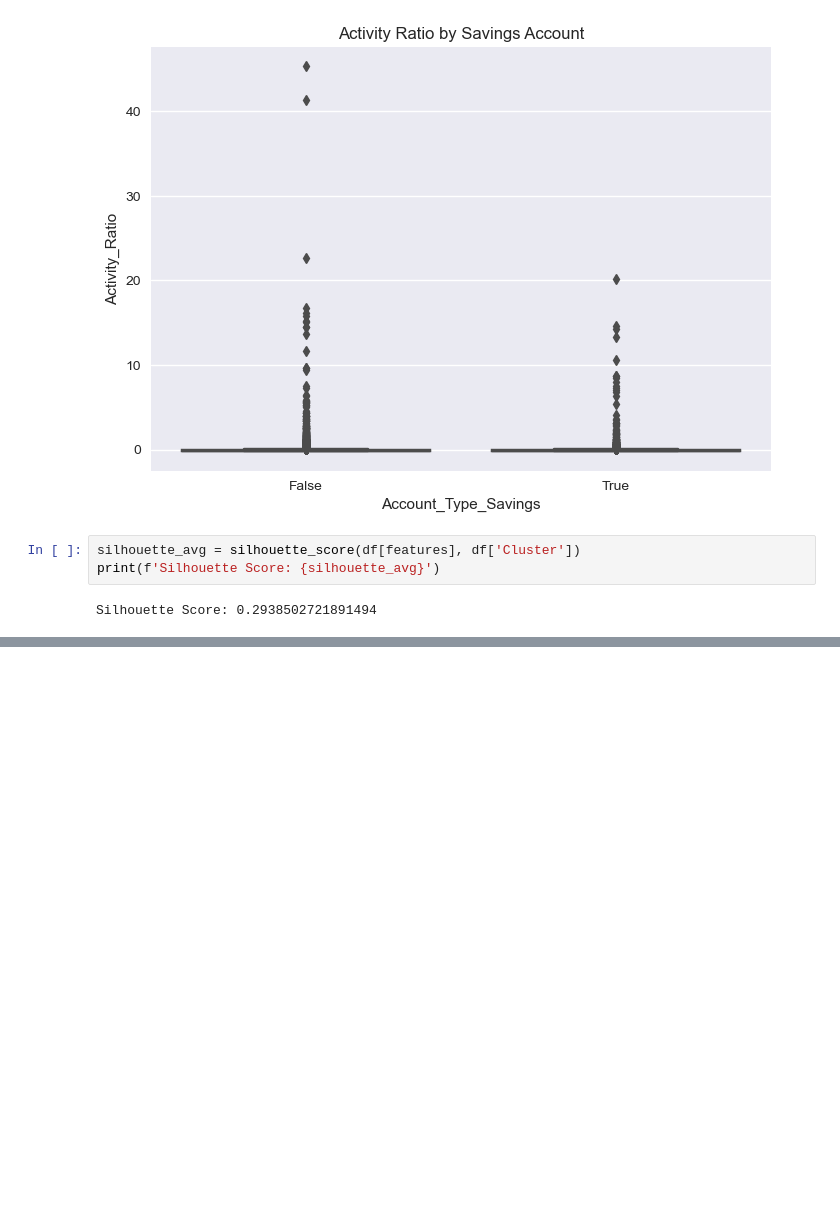
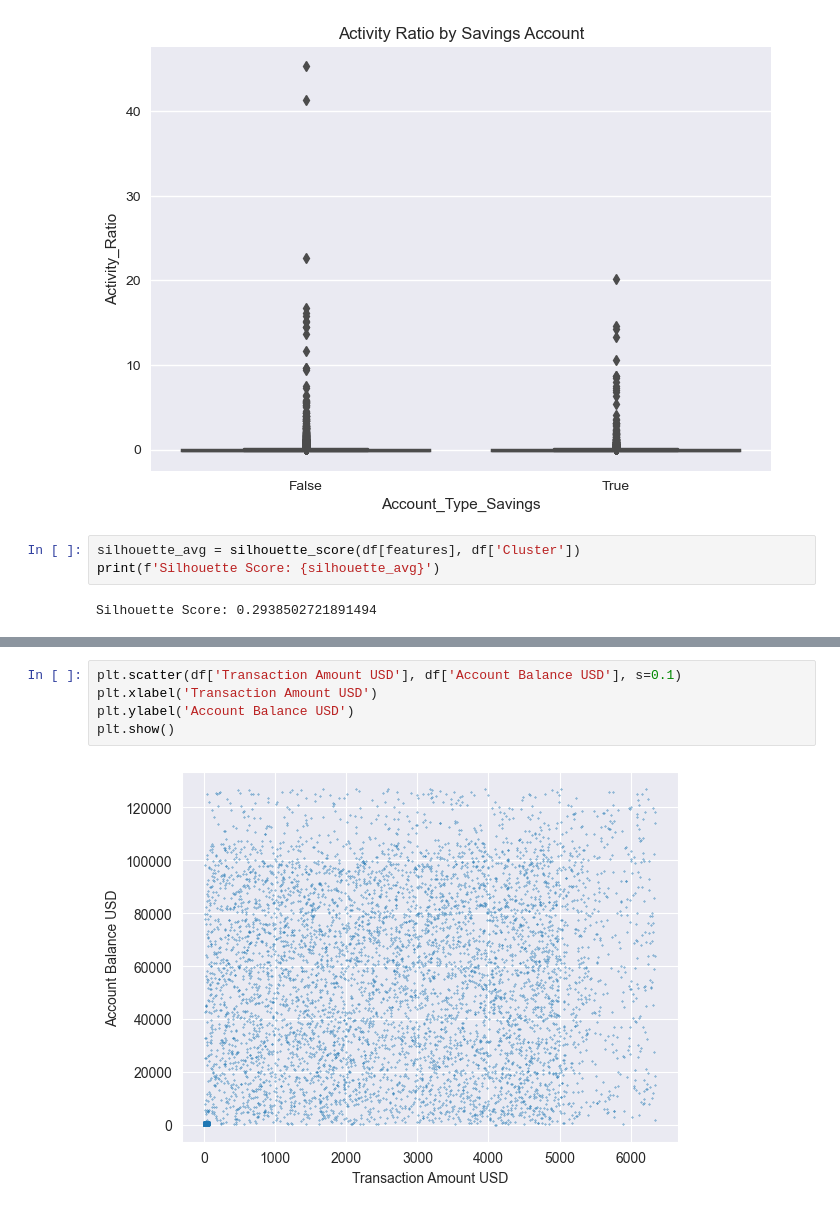
Before and after one commit to wiktoriakawa/IntroductionToMachineLearning-Project2, a Jupyter notebook: budowa_krok_1i2_3.ipynb, the cells around one changed output, grey strips where cells are left out. Drawn from its saved outputs; the diff is of its cells as text; blank space fills up the shorter version.

```diff
--- a/budowa_krok_1i2_3.ipynb
+++ b/budowa_krok_1i2_3.ipynb
@@ -492,0 +595,7 @@ Silhouette Score: 0.2938502721891494
+# %%
+plt.scatter(df['Transaction Amount USD'], df['Account Balance USD'], s=0.1)
+plt.xlabel('Transaction Amount USD')
+plt.ylabel('Account Balance USD')
+plt.show()
+# %% [output]
+[figure, added]
```
Also changed, not shown: parts of 53 cells of this notebook, 1 other file.
